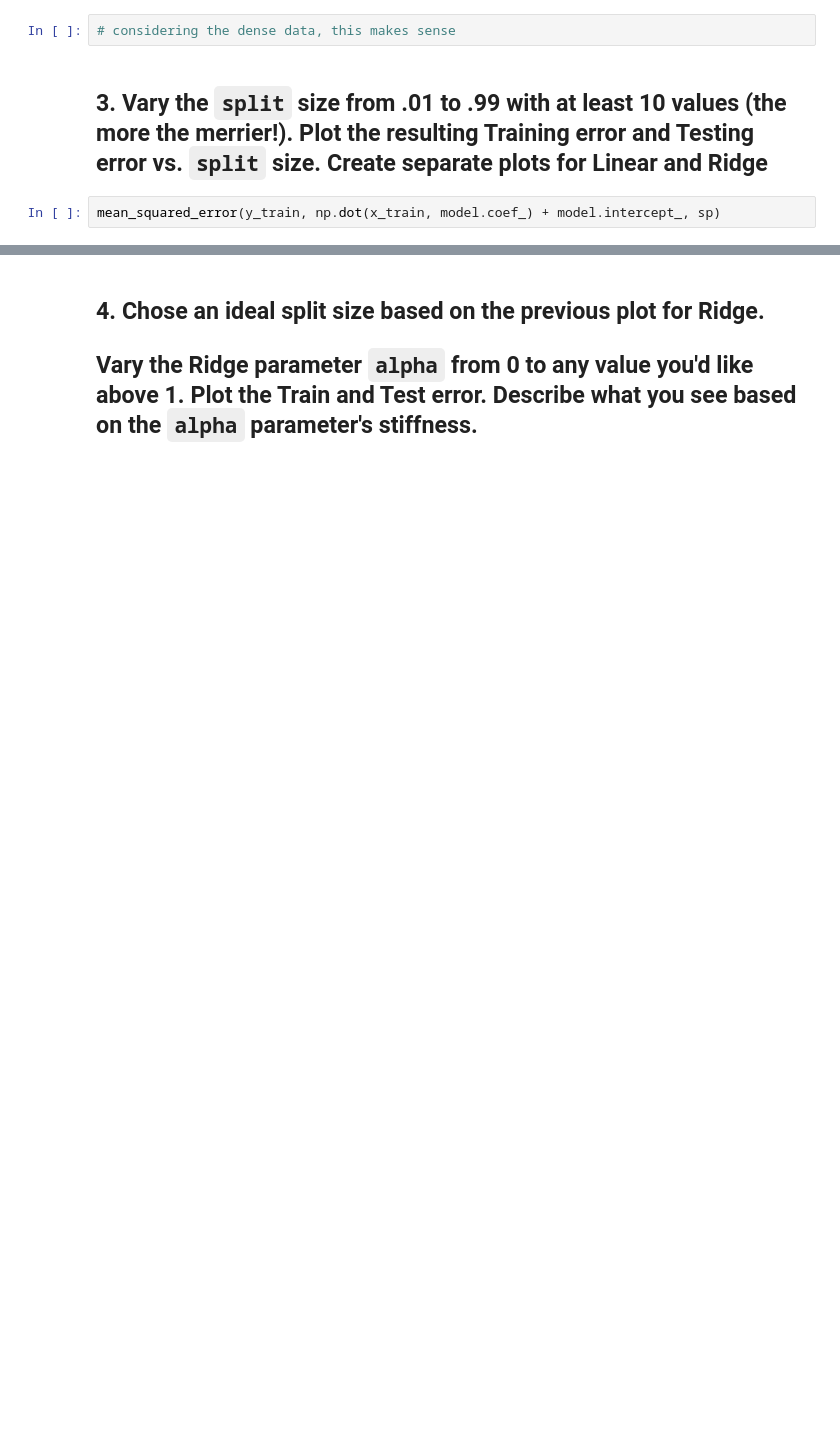
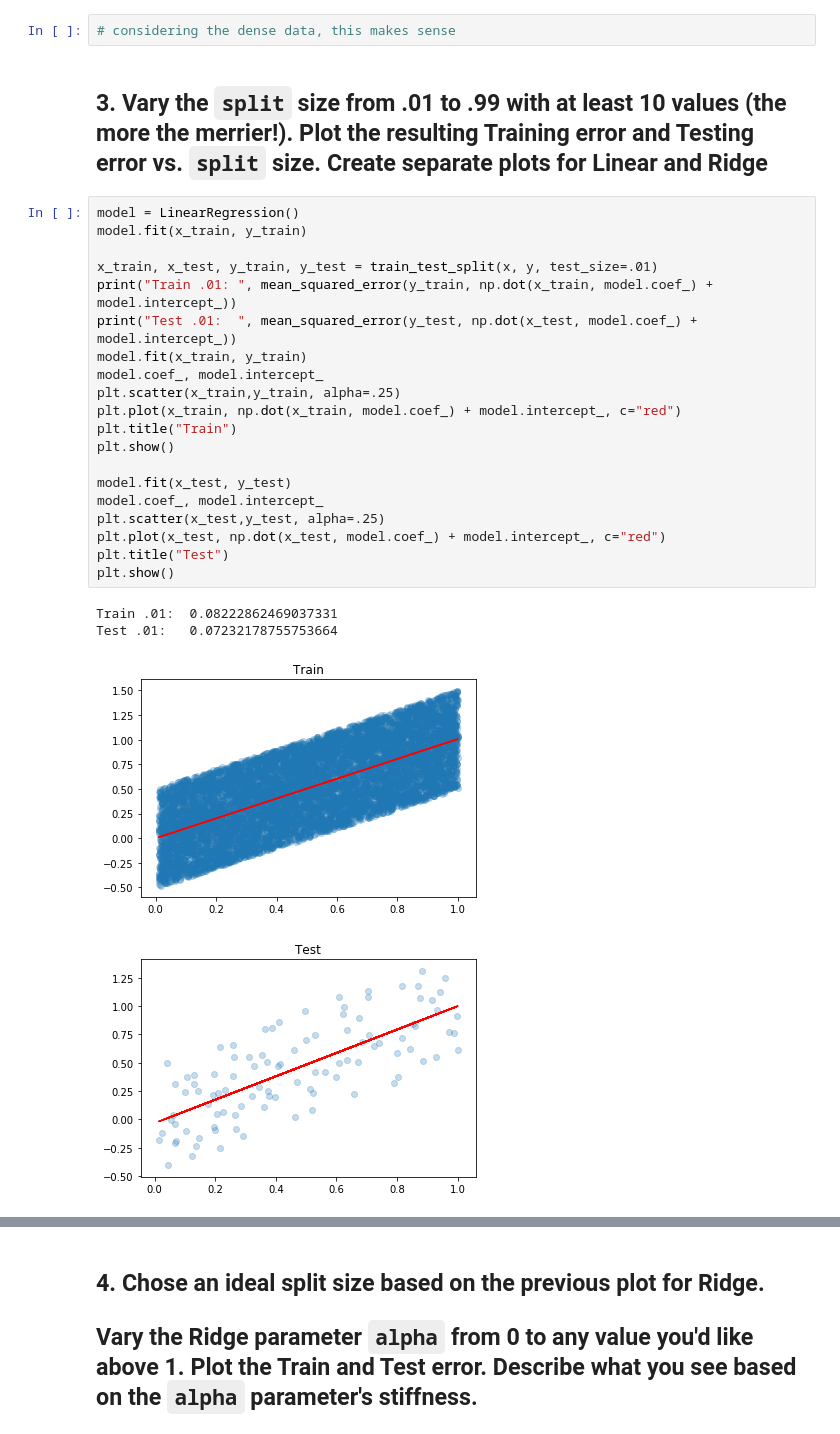
Before and after one commit to peoplecure/aap, a Jupyter notebook: assignments/5-Copy1.ipynb, the cells around one changed output, grey strips where cells are left out. Cells and saved outputs as stored; diff of their text form; blank space fills up the shorter version.

```diff
--- a/assignments/5-Copy1.ipynb
+++ b/assignments/5-Copy1.ipynb
@@ -147,5 +120,28 @@ test set:
 # considering the dense data, this makes sense
 # %% [markdown]
 ## 3. Vary the `split` size from .01 to .99 with at least 10 values (the more the merrier!). Plot the resulting Training error and Testing error vs. `split` size. Create separate plots for Linear and Ridge
-# %%
-mean_squared_error(y_train, np.dot(x_train, model.coef_) + model.intercept_, sp)
+# %%
+model = LinearRegression()
+model.fit(x_train, y_train)
+
+x_train, x_test, y_train, y_test = train_test_split(x, y, test_size=.01)
+print("Train .01: ", mean_squared_error(y_train, np.dot(x_train, model.coef_) + model.intercept_))
+print("Test .01:  ", mean_squared_error(y_test, np.dot(x_test, model.coef_) + model.intercept_))
+model.fit(x_train, y_train)
+model.coef_, model.intercept_
+plt.scatter(x_train,y_train, alpha=.25)
+plt.plot(x_train, np.dot(x_train, model.coef_) + model.intercept_, c="red")
+plt.title("Train")
+plt.show()
+
+model.fit(x_test, y_test)
+model.coef_, model.intercept_
+plt.scatter(x_test,y_test, alpha=.25)
+plt.plot(x_test, np.dot(x_test, model.coef_) + model.intercept_, c="red")
+plt.title("Test")
+plt.show()
+# %% [output]
+Train .01:  0.08222862469037331
+Test .01:   0.07232178755753664
+[figure, added]
+[figure, added]
```
Also changed, not shown: parts of 25 cells of this notebook.
